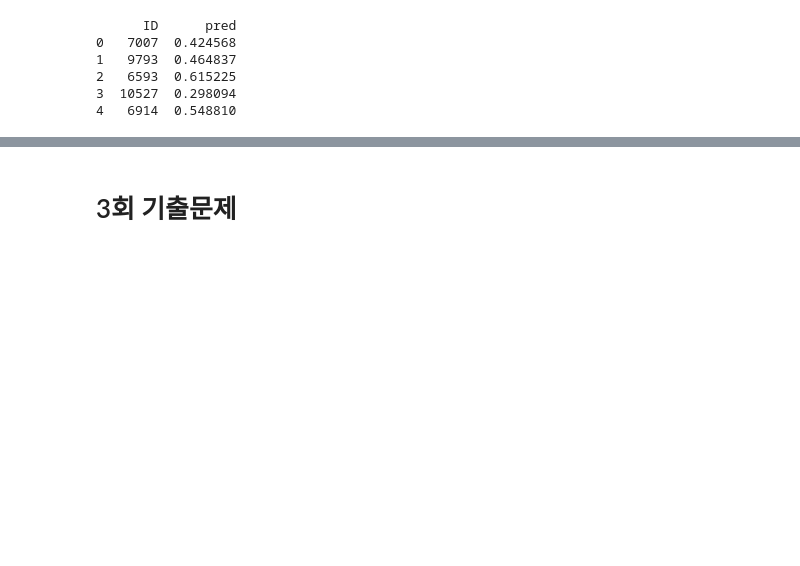
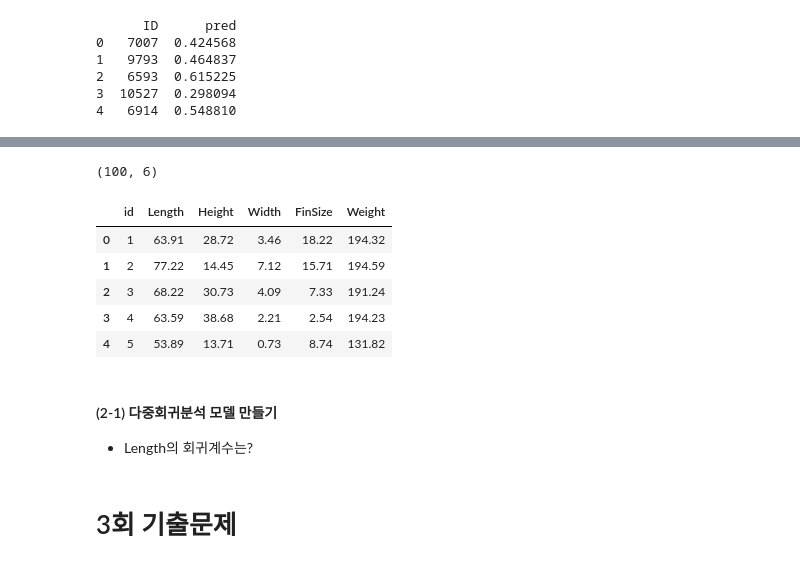
Before and after one commit to va4756/yemoon_bigdata_test, a Jupyter notebook: bigdata_예문_실전문제_example3.ipynb, the cells around one changed output, grey strips where cells are left out. Cells and saved outputs as stored; diff of their text form; code cells hidden in the pictures; blank space fills up the shorter version.

```diff
--- a/bigdata_예문_실전문제_example3.ipynb
+++ b/bigdata_예문_실전문제_example3.ipynb
@@ -647,3 +760,18 @@ print(result.head())
+# %%
+df = pd.read_csv('/content/yemoonsaBigdata/datasets/Part5/ex6/06.03.02-fish_weight_data.csv')
+print(df.shape)
+df.head()
+# %% [output]
+(100, 6)
+|  | id | Length | Height | Width | FinSize | Weight |
+| 0 | 1 | 63.91 | 28.72 | 3.46 | 18.22 | 194.32 |
+| 1 | 2 | 77.22 | 14.45 | 7.12 | 15.71 | 194.59 |
+| 2 | 3 | 68.22 | 30.73 | 4.09 | 7.33 | 191.24 |
+| 3 | 4 | 63.59 | 38.68 | 2.21 | 2.54 | 194.23 |
+| 4 | 5 | 53.89 | 13.71 | 0.73 | 8.74 | 131.82 |
+# %% [markdown]
+#### (2-1) 다중회귀분석 모델 만들기
+- Length의 회귀계수는?
 # %% [markdown]
 # 3회 기출문제
 # %% [markdown]
```
Also changed, not shown: parts of 17 cells of this notebook.
